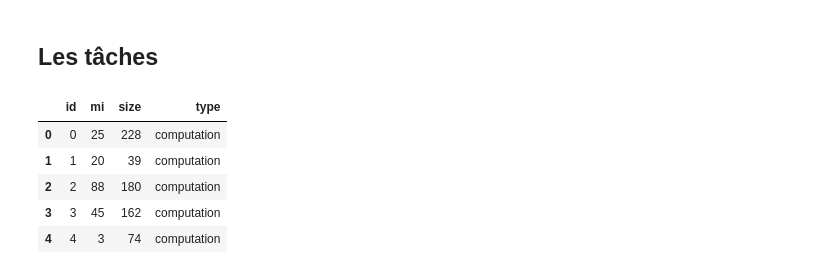
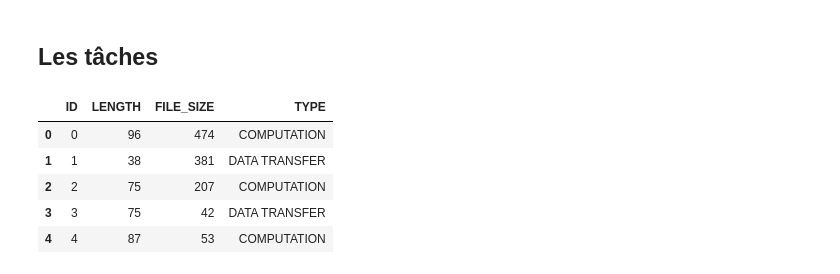
Before and after one commit to laurendudu/optimization-and-iov, a Jupyter notebook: datagen.ipynb, the cells around one changed output. Cells and saved outputs as stored; diff of their text form; code cells hidden in the pictures.

```diff
--- a/datagen.ipynb
+++ b/datagen.ipynb
@@ -74,27 +74,27 @@ es.to_csv('data/es.csv', index=False)
 # %%
 # we need to generate 50 tasks
 # with an ID in the range [0, 50]
 # with a number of Million Instructions in the range [1, 100]
 # with a size in the range [1, 500] MB
 # with a type of task, either 'data transfer' or 'computation'.
 # There should be 80% of computation tasks and 20% of data transfer tasks
 
-tasks = pd.DataFrame(columns=['id', 'mi', 'size', 'type'])
-tasks['id'] = np.arange(0, 50)
-tasks['mi'] = np.random.randint(1, 100, 50)
-tasks['size'] = np.random.randint(1, 500, 50)
-tasks['type'] = np.random.choice(['data transfer', 'computation'], 50, p=[0.2, 0.8])
+tasks = pd.DataFrame(columns=['ID', 'LENGTH', 'FILE_SIZE', 'TYPE'])
+tasks['ID'] = np.arange(0, 50)
+tasks['LENGTH'] = np.random.randint(1, 100, 50)
+tasks['FILE_SIZE'] = np.random.randint(1, 500, 50)
+tasks['TYPE'] = np.random.choice(['DATA TRANSFER', 'COMPUTATION'], 50, p=[0.2, 0.8])
 
 tasks.shape
 
 tasks.head()
 # %% [output]
-|  | id | mi | size | type |
-| 0 | 0 | 25 | 228 | computation |
-| 1 | 1 | 20 | 39 | computation |
-| 2 | 2 | 88 | 180 | computation |
-| 3 | 3 | 45 | 162 | computation |
-| 4 | 4 | 3 | 74 | computation |
+|  | ID | LENGTH | FILE_SIZE | TYPE |
+| 0 | 0 | 96 | 474 | COMPUTATION |
+| 1 | 1 | 38 | 381 | DATA TRANSFER |
+| 2 | 2 | 75 | 207 | COMPUTATION |
+| 3 | 3 | 75 | 42 | DATA TRANSFER |
+| 4 | 4 | 87 | 53 | COMPUTATION |
 # %%
 # write the data to a csv file
 tasks.to_csv('data/tasks.csv', index=False)
```
Also changed, not shown: parts of 4 cells of this notebook, 1 other file.
